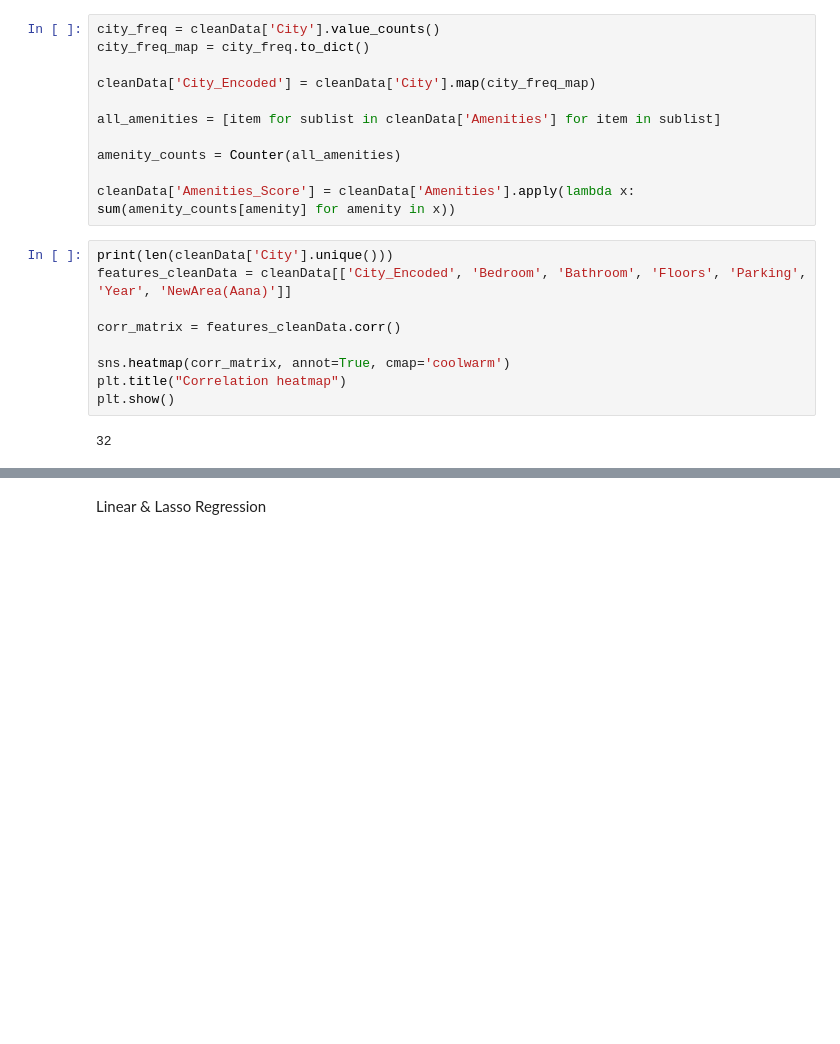
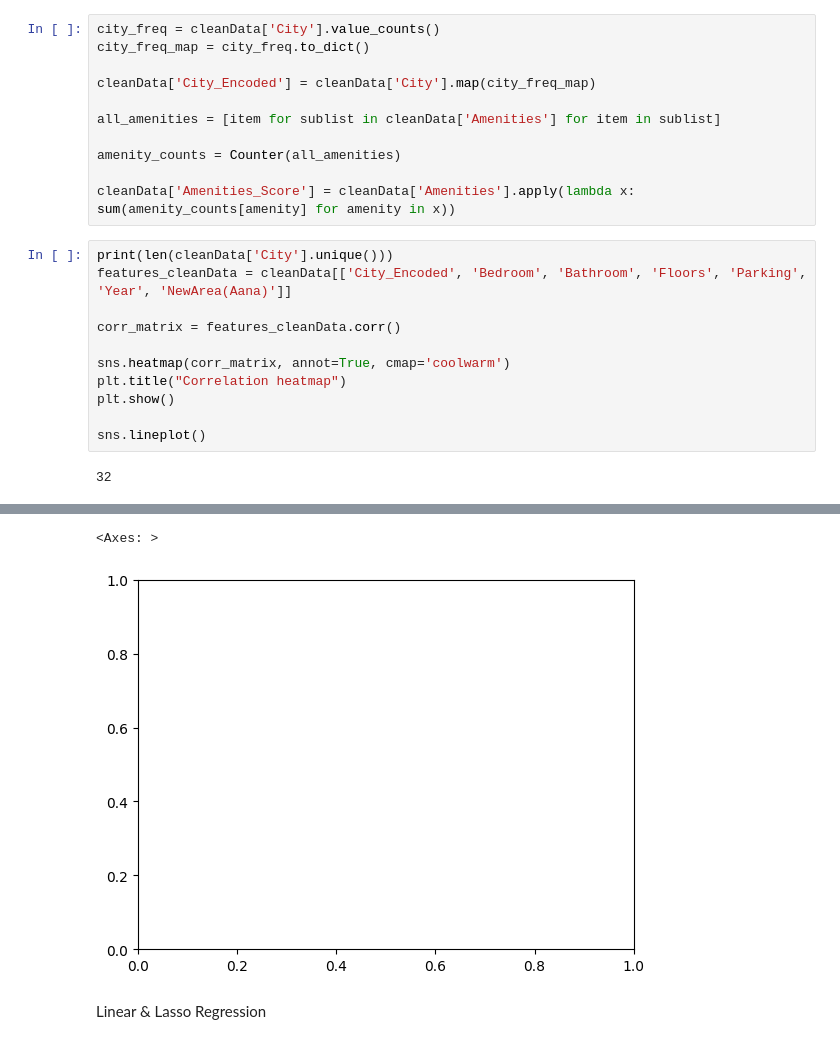
Before and after one commit to Swoyesh/House_Price_Predictor, a Jupyter notebook: housing.ipynb, the cells around one changed output, grey strips where cells are left out. Cells and saved outputs as stored; diff of their text form; blank space fills up the shorter version.

```diff
--- a/housing.ipynb
+++ b/housing.ipynb
@@ -1537,15 +1539,19 @@ cleanData['Amenities_Score'] = cleanData['Amenities'].apply(lambda x: sum(amenit
 # %%
 print(len(cleanData['City'].unique()))
 features_cleanData = cleanData[['City_Encoded', 'Bedroom', 'Bathroom', 'Floors', 'Parking', 'Year', 'NewArea(Aana)']]
 
 corr_matrix = features_cleanData.corr()
 
 sns.heatmap(corr_matrix, annot=True, cmap='coolwarm')
 plt.title("Correlation heatmap")
 plt.show()
+
+sns.lineplot()
 # %% [output]
 32
 [figure]
+<Axes: >
+[figure, added]
 # %% [markdown]
 Linear & Lasso Regression
 # %%
```
Also changed, not shown: parts of 12 cells of this notebook.
